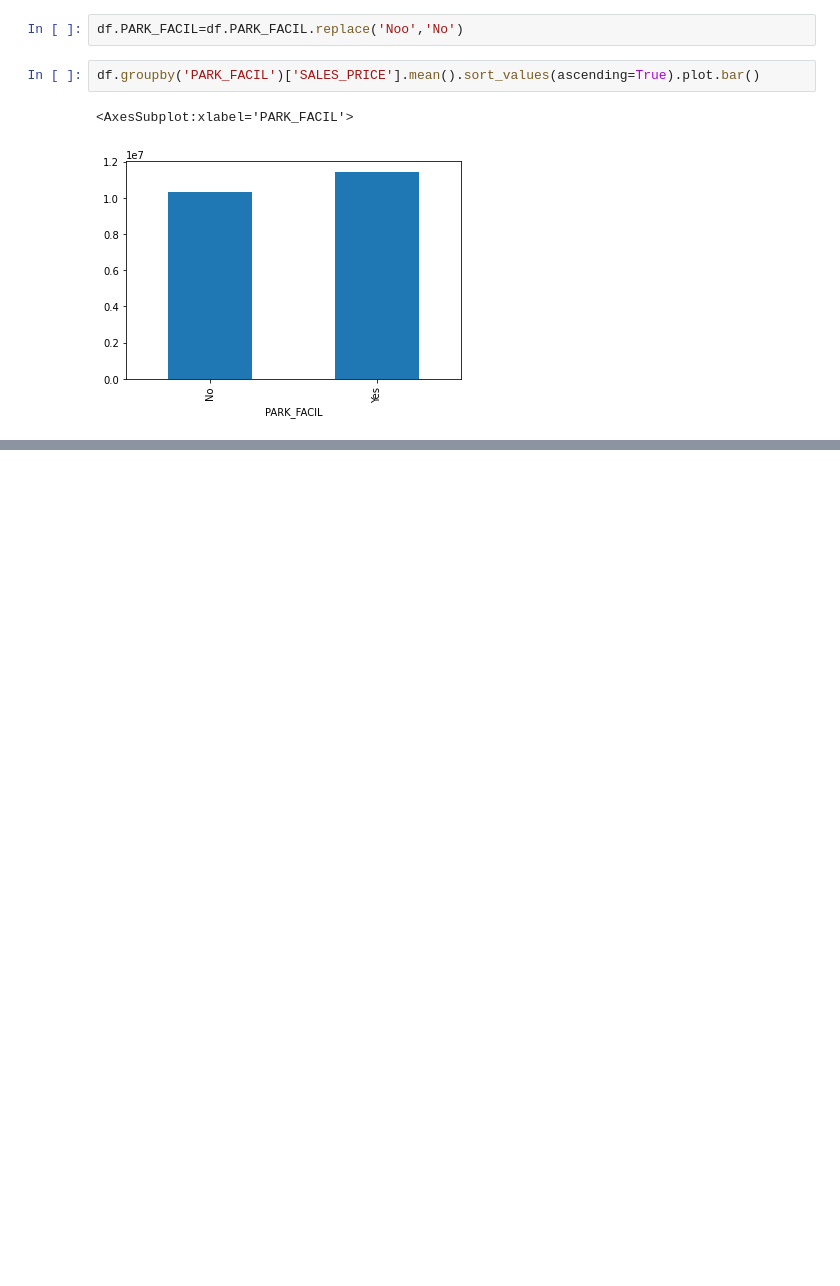
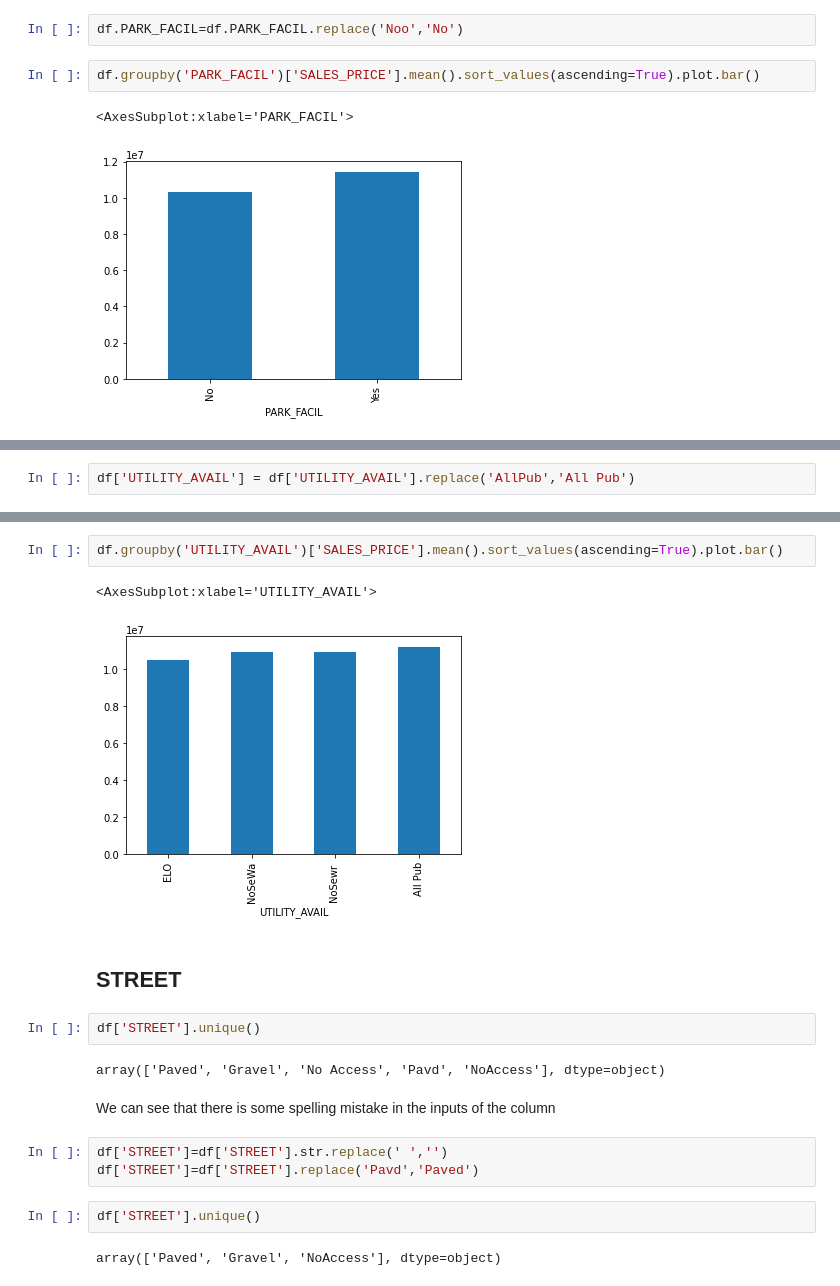
Before and after one commit to Harish-aditya/House-price-prediction, a Jupyter notebook: House price prediction.ipynb, the cells around one changed output, grey strips where cells are left out. Drawn from its saved outputs; the diff is of its cells as text; blank space fills up the shorter version.

```diff
--- a/House price prediction.ipynb
+++ b/House price prediction.ipynb
@@ -195,0 +228,2 @@ df.groupby('PARK_FACIL')['SALES_PRICE'].mean().sort_values(ascending=True).plot.
+# %%
+df['UTILITY_AVAIL'] = df['UTILITY_AVAIL'].replace('AllPub','All Pub')
@@ -195,0 +234,20 @@ df.groupby('PARK_FACIL')['SALES_PRICE'].mean().sort_values(ascending=True).plot.
+# %%
+df.groupby('UTILITY_AVAIL')['SALES_PRICE'].mean().sort_values(ascending=True).plot.bar()
+# %% [output]
+<AxesSubplot:xlabel='UTILITY_AVAIL'>
+[figure, added]
+# %% [markdown]
+## STREET
+# %%
+df['STREET'].unique()
+# %% [output]
+array(['Paved', 'Gravel', 'No Access', 'Pavd', 'NoAccess'], dtype=object)
+# %% [markdown]
+We can see that there is some spelling mistake in the inputs of the column
+# %%
+df['STREET']=df['STREET'].str.replace(' ','')
+df['STREET']=df['STREET'].replace('Pavd','Paved')
+# %%
+df['STREET'].unique()
+# %% [output]
+array(['Paved', 'Gravel', 'NoAccess'], dtype=object)
```
Also changed, not shown: parts of 15 cells of this notebook.
